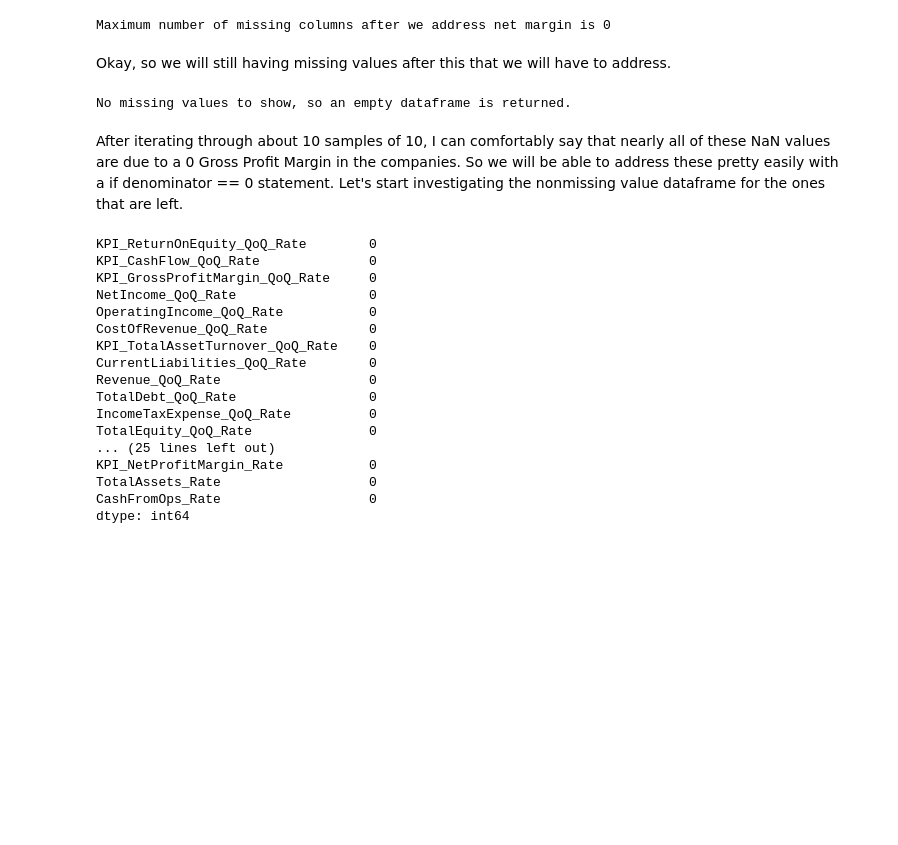
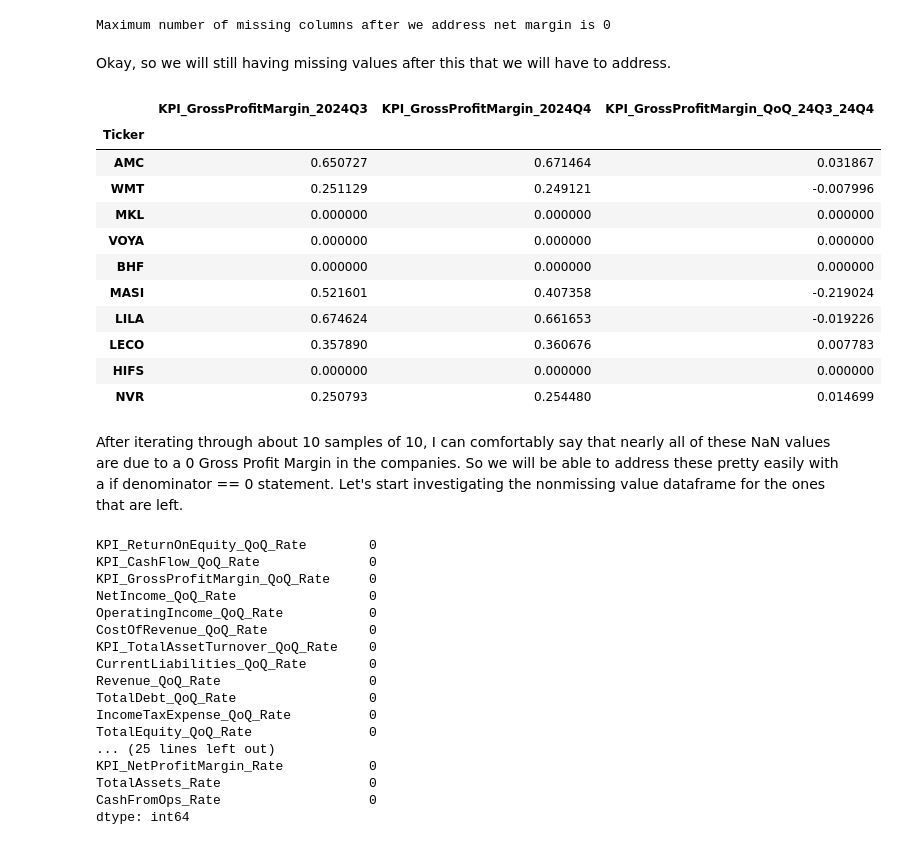
Before and after one commit to tmacpherson6/machine_learning_in_fundamental_valuations, a Jupyter notebook: Notebooks/Thomas/Troubleshooting QoQ calculations.ipynb, the cells around one changed output. Cells and saved outputs as stored; diff of their text form; code cells hidden in the pictures; blank space fills up the shorter version.

Commit message:
updated QoQ troubleshooting notebook, to now show now NaJN's

```diff
--- a/Notebooks/Thomas/Troubleshooting QoQ calculations.ipynb
+++ b/Notebooks/Thomas/Troubleshooting QoQ calculations.ipynb
@@ -85,12 +85,20 @@ Maximum number of missing columns after we address net margin is 0
 Okay, so we will still having missing values after this that we will have to address.
 # %%
 columns_to_investigate = ['KPI_GrossProfitMargin_2024Q3','KPI_GrossProfitMargin_2024Q4','KPI_GrossProfitMargin_QoQ_24Q3_24Q4']
-try:
-    missing_df[columns_to_investigate].sample(10)
-except:
-    print("No missing values to show, so an empty dataframe is returned.")
+df[columns_to_investigate].sample(10)
 # %% [output]
-No missing values to show, so an empty dataframe is returned.
+|  | KPI_GrossProfitMargin_2024Q3 | KPI_GrossProfitMargin_2024Q4 | KPI_GrossProfitMargin_QoQ_24Q3_24Q4 |
+| Ticker |  |  |  |
+| AMC | 0.650727 | 0.671464 | 0.031867 |
+| WMT | 0.251129 | 0.249121 | -0.007996 |
+| MKL | 0.000000 | 0.000000 | 0.000000 |
+| VOYA | 0.000000 | 0.000000 | 0.000000 |
+| BHF | 0.000000 | 0.000000 | 0.000000 |
+| MASI | 0.521601 | 0.407358 | -0.219024 |
+| LILA | 0.674624 | 0.661653 | -0.019226 |
+| LECO | 0.357890 | 0.360676 | 0.007783 |
+| HIFS | 0.000000 | 0.000000 | 0.000000 |
+| NVR | 0.250793 | 0.254480 | 0.014699 |
 # %% [markdown]
 After iterating through about 10 samples of 10, I can comfortably say that nearly all of these NaN values are due to a 0 Gross Profit Margin in the companies. So we will be able to address these pretty easily with a if denominator == 0 statement. Let's start investigating the nonmissing value dataframe for the ones that are left.
 # %%
```
Also changed, not shown: parts of 2 cells of this notebook.
